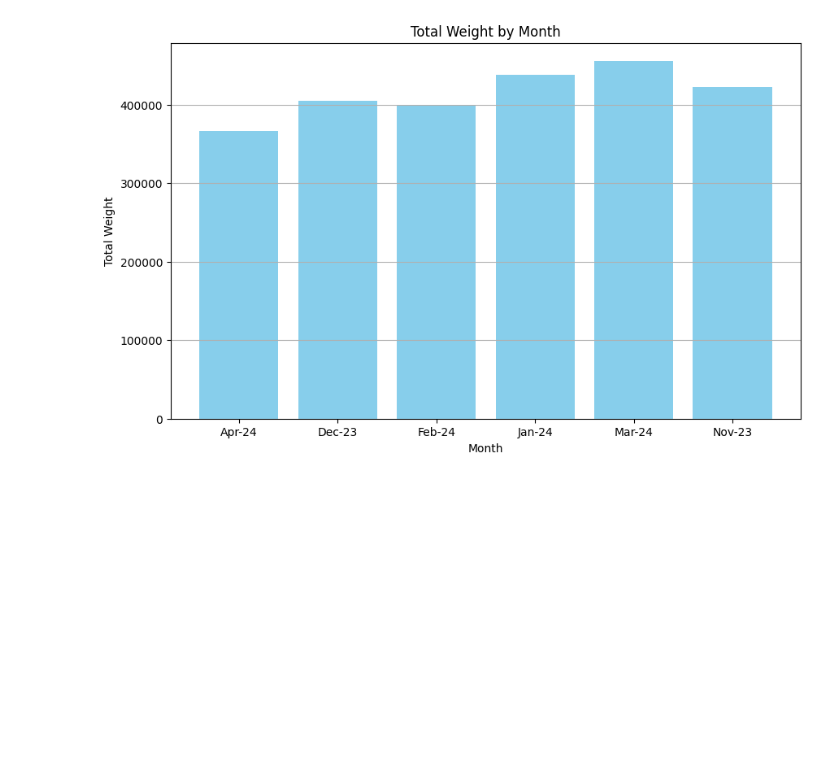
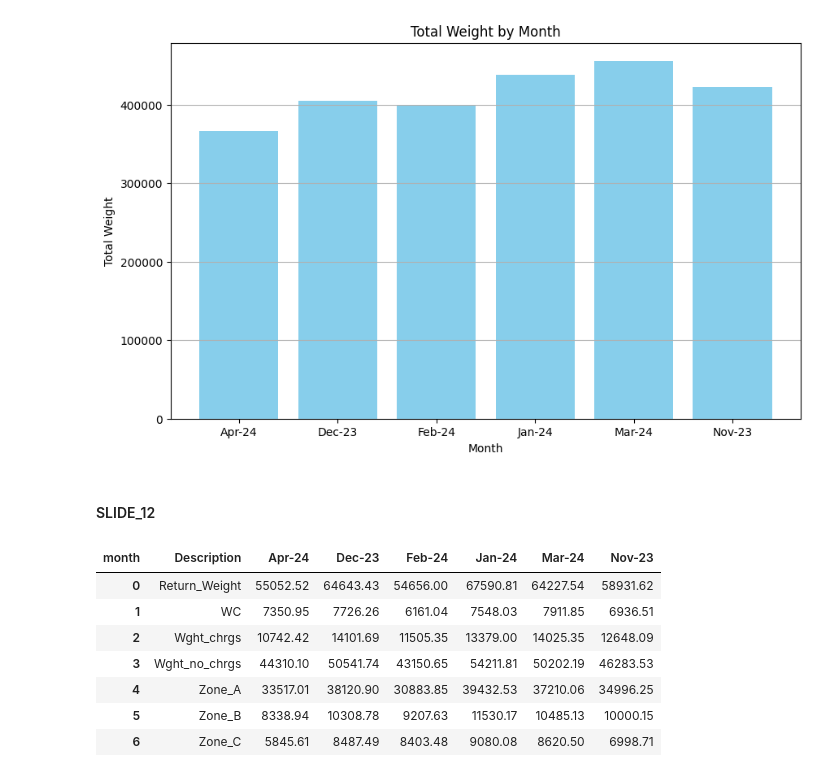
Before and after one commit to TahaDataAlchemy/BLUE-EX-Domestic-Auto, a Jupyter notebook: ETL.ipynb, the cells around one changed output. Cells and saved outputs as stored; diff of their text form; code cells hidden in the pictures; blank space fills up the shorter version.

```diff
--- a/ETL.ipynb
+++ b/ETL.ipynb
@@ -162,6 +162,8 @@ PPT8 = filtered_df.copy()
 PPT9 =  filtered_df.copy()
 # %%
 PPT10 = filtered_df.copy()
+# %%
+PPT12 = filtered_df.copy()
 # %% [markdown]
 # PPT 1
 # %%
@@ -2989,3 +3008,29 @@ plt.grid(axis='y')  # Add grid lines along the y-axis
 plt.show()
 # %% [output]
 [figure]
+# %% [markdown]
+#### SLIDE_12
+# %%
+Summarize_PPT12 = PPT12.groupby("month").agg(
+    Return_Weight = ("r_wght","sum"),
+    WC = ("r_wght_wc","sum"),
+    Zone_A = ("r_wght_za","sum"),
+    Zone_B = ("r_wght_zb","sum"),
+    Zone_C = ('r_wght_zc',"sum"),
+    Wght_chrgs = ('r_wght_chrg','sum'),
+    Wght_no_chrgs = ('r_wght_nchrg',"sum")
+).reset_index()
+# %%
+Summarize_PPT12 = pd.pivot_table(Summarize_PPT12,columns="month",aggfunc="sum").reset_index()
+Summarize_PPT12.rename(columns={"index": "Description"}, inplace=True)
+# %%
+Summarize_PPT12
+# %% [output]
+| month | Description | Apr-24 | Dec-23 | Feb-24 | Jan-24 | Mar-24 | Nov-23 |
+| 0 | Return_Weight | 55052.52 | 64643.43 | 54656.00 | 67590.81 | 64227.54 | 58931.62 |
+| 1 | WC | 7350.95 | 7726.26 | 6161.04 | 7548.03 | 7911.85 | 6936.51 |
+| 2 | Wght_chrgs | 10742.42 | 14101.69 | 11505.35 | 13379.00 | 14025.35 | 12648.09 |
+| 3 | Wght_no_chrgs | 44310.10 | 50541.74 | 43150.65 | 54211.81 | 50202.19 | 46283.53 |
+| 4 | Zone_A | 33517.01 | 38120.90 | 30883.85 | 39432.53 | 37210.06 | 34996.25 |
+| 5 | Zone_B | 8338.94 | 10308.78 | 9207.63 | 11530.17 | 10485.13 | 10000.15 |
+| 6 | Zone_C | 5845.61 | 8487.49 | 8403.48 | 9080.08 | 8620.50 | 6998.71 |
```
Also changed, not shown: parts of 16 cells of this notebook.
